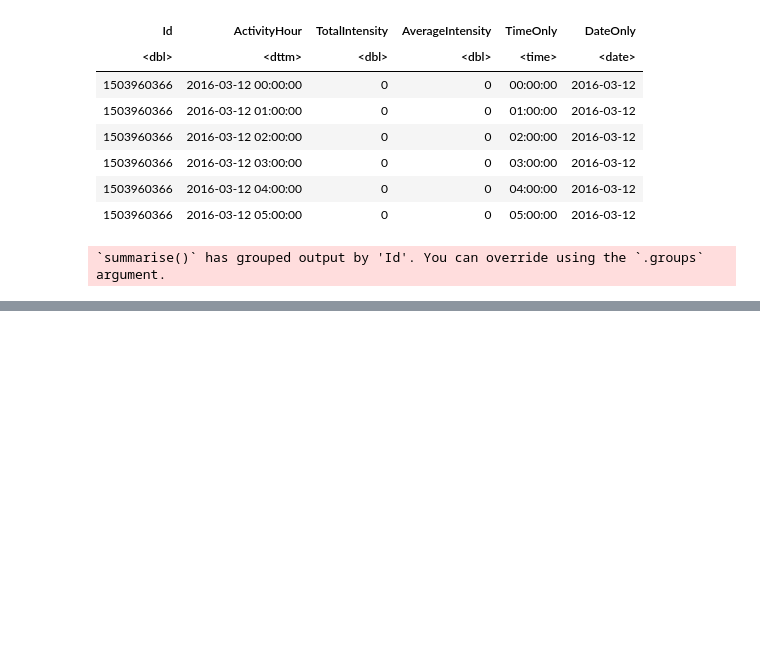
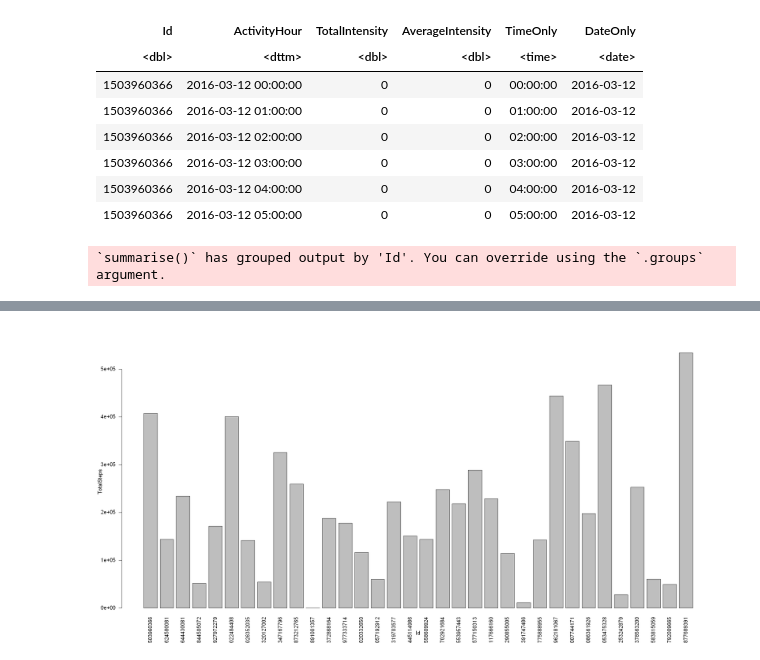
Before and after one commit to abdrau26/Bellabeat_Case_Study_Using_R, a Jupyter notebook: Bellabeat Case Study.ipynb, the cells around one changed output, grey strips where cells are left out. Cells and saved outputs as stored; diff of their text form; code cells hidden in the pictures; blank space fills up the shorter version.

Commit message:
Some charts were added

```diff
--- a/Bellabeat Case Study.ipynb
+++ b/Bellabeat Case Study.ipynb
@@ -481,0 +492,3 @@ The graph above, representing individual respondents, can serve as a tool for tr
+# %%
+hourly_steps <- hourly_steps %>%
+    mutate (DateOnly = as.Date(hourly_steps$ActivityHour))
@@ -481,0 +507,7 @@ The graph above, representing individual respondents, can serve as a tool for tr
+# %%
+daily_steps <- hourly_steps %>%
+    group_by(Id) %>%
+    summarise(TotalSteps = sum(StepTotal))
+# %%
+daily_steps$Id <- as.character(daily_steps$Id )
+head(daily_steps)
@@ -481,0 +524,4 @@ The graph above, representing individual respondents, can serve as a tool for tr
+# %%
+barplot(TotalSteps ~ Id, data = daily_steps, las =2)
+# %% [output]
+[figure, added]
```
Also changed, not shown: parts of 16 cells of this notebook.
